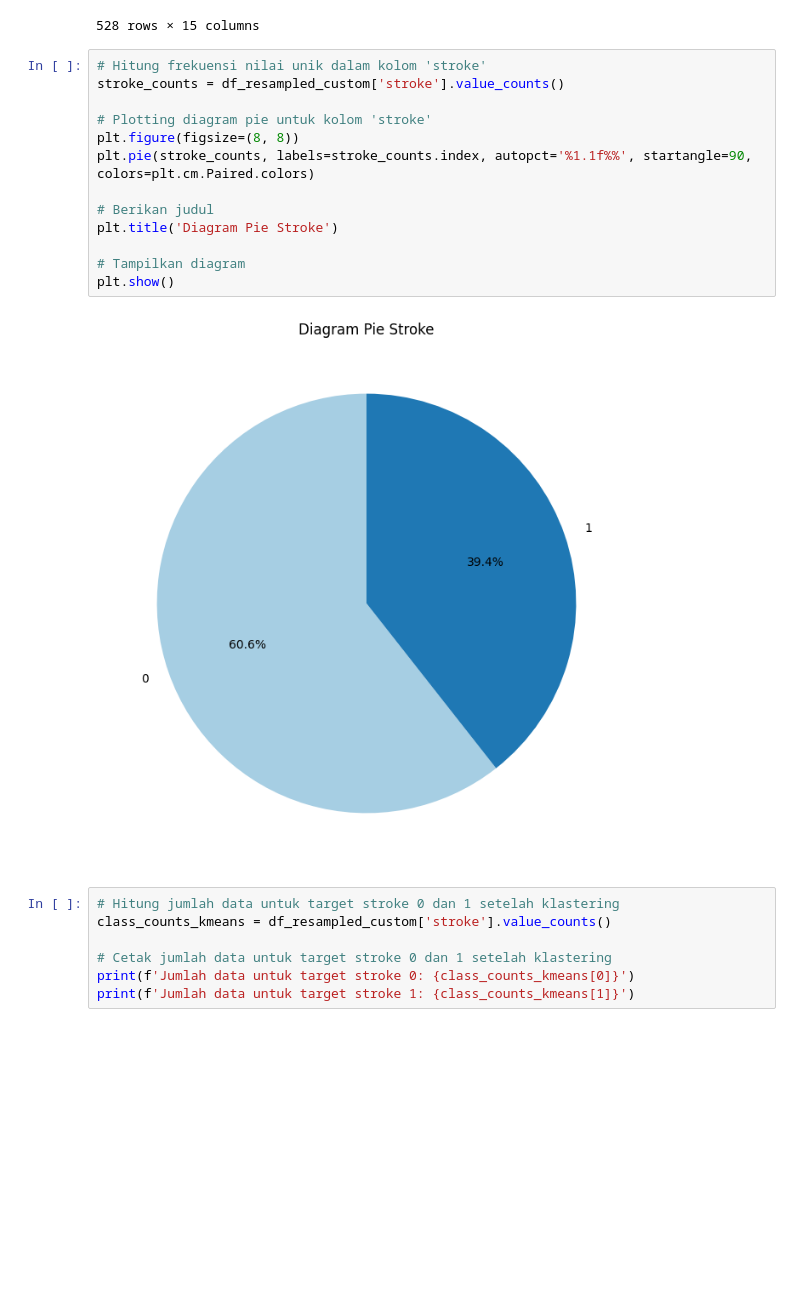
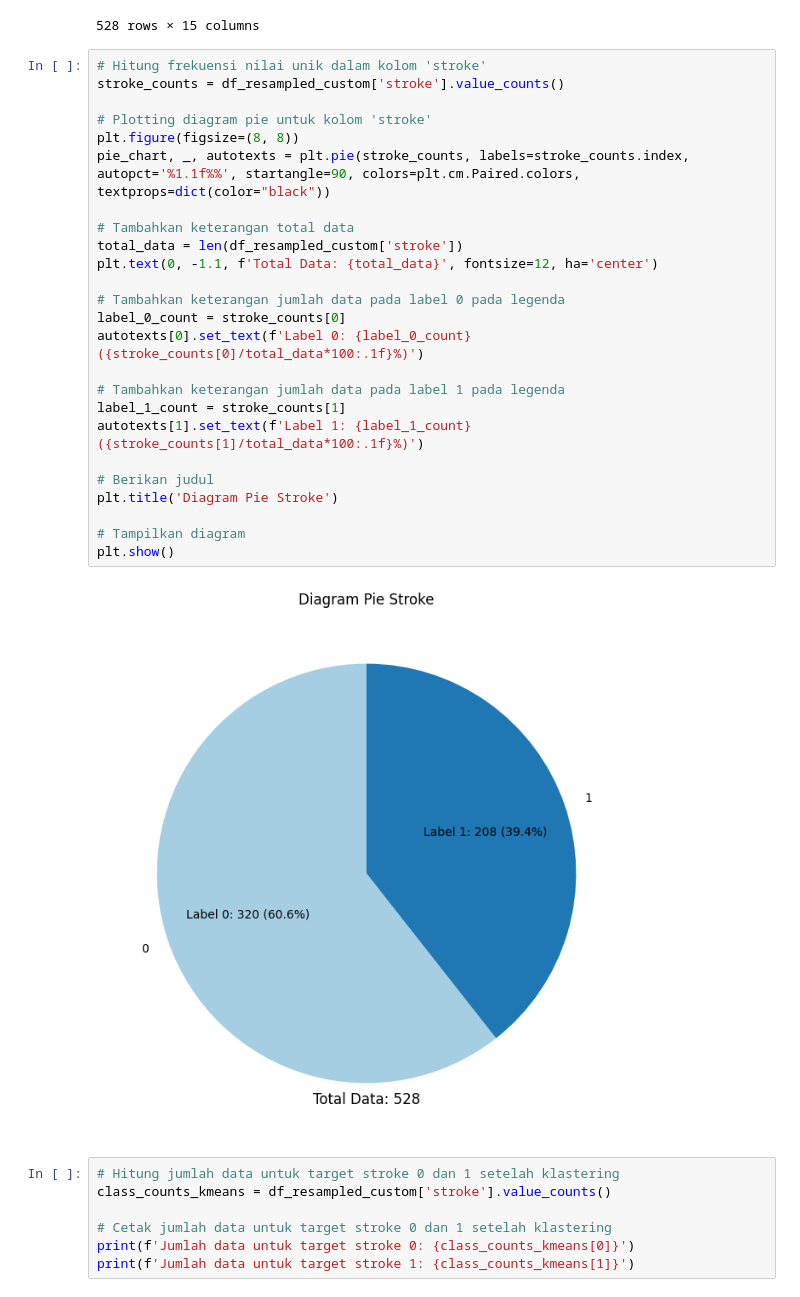
Before and after one commit to avillarafi45/TugasAkhirStrokePrediction, a Jupyter notebook: TugasAkhir.ipynb, the cells around one changed output. Drawn from its saved outputs; the diff is of its cells as text; blank space fills up the shorter version.

```diff
--- a/TugasAkhir.ipynb
+++ b/TugasAkhir.ipynb
@@ -1053,18 +1046,30 @@ df_resampled_custom
 # %%
 # Hitung frekuensi nilai unik dalam kolom 'stroke'
 stroke_counts = df_resampled_custom['stroke'].value_counts()
 
 # Plotting diagram pie untuk kolom 'stroke'
 plt.figure(figsize=(8, 8))
-plt.pie(stroke_counts, labels=stroke_counts.index, autopct='%1.1f%%', startangle=90, colors=plt.cm.Paired.colors)
+pie_chart, _, autotexts = plt.pie(stroke_counts, labels=stroke_counts.index, autopct='%1.1f%%', startangle=90, colors=plt.cm.Paired.colors, textprops=dict(color="black"))
+
+# Tambahkan keterangan total data
+total_data = len(df_resampled_custom['stroke'])
+plt.text(0, -1.1, f'Total Data: {total_data}', fontsize=12, ha='center')
+
+# Tambahkan keterangan jumlah data pada label 0 pada legenda
+label_0_count = stroke_counts[0]
+autotexts[0].set_text(f'Label 0: {label_0_count} ({stroke_counts[0]/total_data*100:.1f}%)')
+
+# Tambahkan keterangan jumlah data pada label 1 pada legenda
+label_1_count = stroke_counts[1]
+autotexts[1].set_text(f'Label 1: {label_1_count} ({stroke_counts[1]/total_data*100:.1f}%)')
 
 # Berikan judul
 plt.title('Diagram Pie Stroke')
 
 # Tampilkan diagram
 plt.show()
 # %% [output]
-[figure, old version]
+[figure, new version]
 # %%
 # Hitung jumlah data untuk target stroke 0 dan 1 setelah klastering
 class_counts_kmeans = df_resampled_custom['stroke'].value_counts()
```
Also changed, not shown: parts of 3 cells of this notebook, 1 other file.
